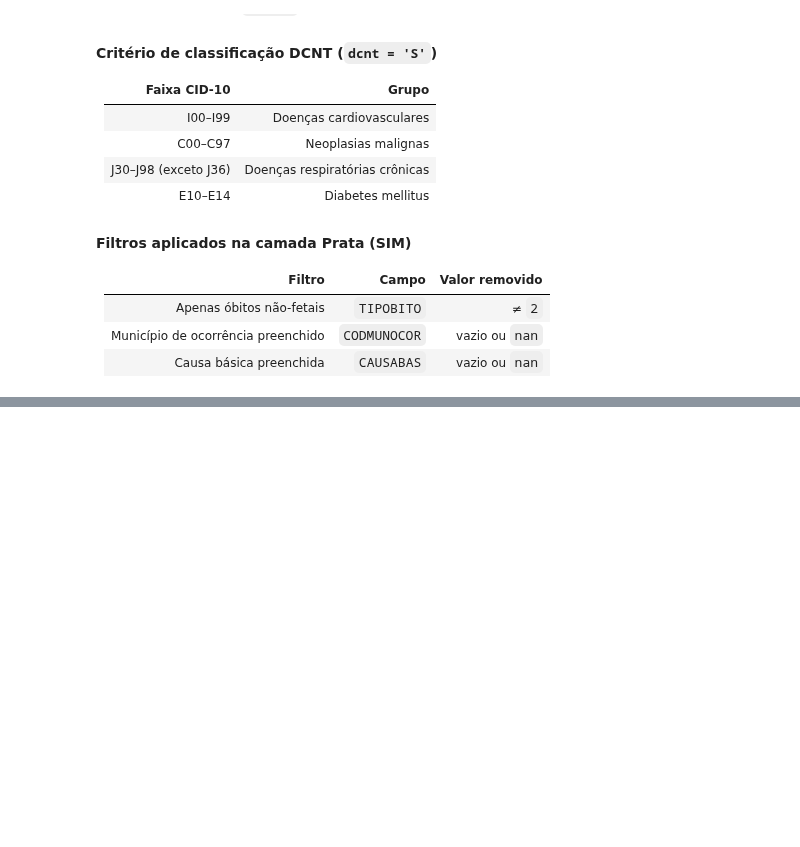
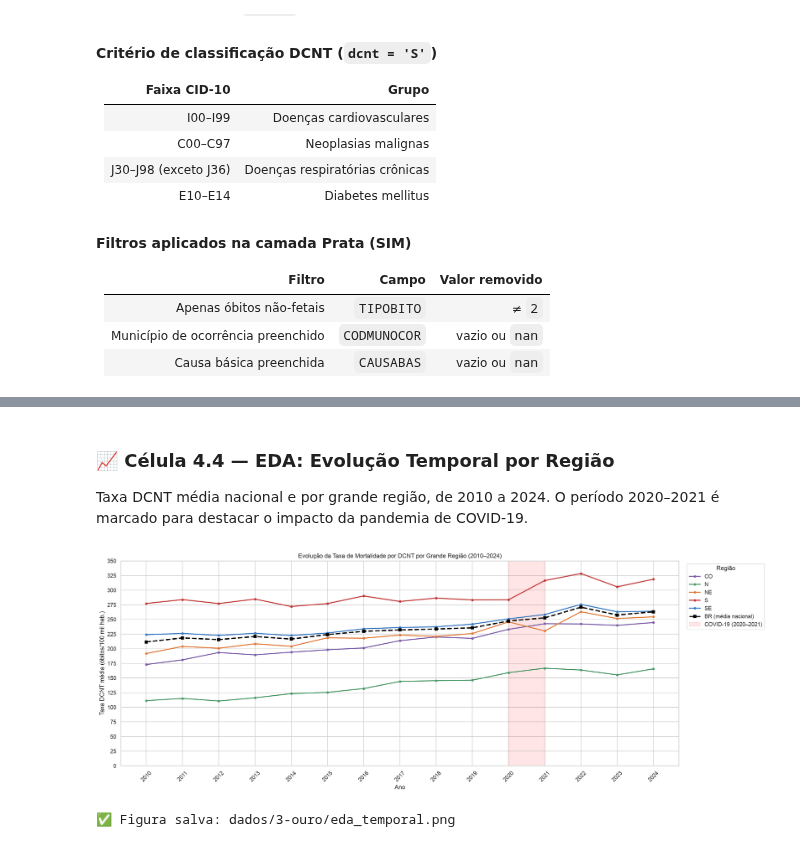
Before and after one commit to RodrigoVelez/mpti-cd_202601-projeto, a Jupyter notebook: projeto_cd_2026_01.ipynb, the cells around one changed output, grey strips where cells are left out. Cells and saved outputs as stored; diff of their text form; code cells hidden in the pictures; blank space fills up the shorter version.

```diff
--- a/projeto_cd_2026_01.ipynb
+++ b/projeto_cd_2026_01.ipynb
@@ -1884,0 +2080,43 @@ Concluído.
+# %% [markdown]
+### 📈 Célula 4.4 — EDA: Evolução Temporal por Região
+
+Taxa DCNT média nacional e por grande região, de 2010 a 2024.
+O período 2020–2021 é marcado para destacar o impacto da pandemia de COVID-19.
+# %%
+# ── Semana 4 / 4.4: EDA — Evolução Temporal ──────────────────────────────────
+temporal_reg = (taxa.groupby(['exercicio', 'sigla_regiao'])
+                ['taxa_dcnt_100k'].mean().reset_index())
+temporal_br  = (taxa.groupby('exercicio')['taxa_dcnt_100k']
+                    .mean().reset_index()
+                    .assign(sigla_regiao='BR (média)'))
+
+fig, ax = plt.subplots(figsize=(19, 7))
+
+CORES_REG = {'N':'#4e9a6b', 'NE':'#e07b39', 'CO':'#7b5ea7', 'SE':'#3778c2', 'S':'#c23737'}
+
+for reg, grp in temporal_reg.groupby('sigla_regiao'):
+    ax.plot(grp['exercicio'], grp['taxa_dcnt_100k'],
+            marker='o', markersize=4, lw=2, label=reg, color=CORES_REG.get(reg))
+
+ax.plot(temporal_br['exercicio'], temporal_br['taxa_dcnt_100k'],
+        marker='s', markersize=5, lw=2.5, linestyle='--',
+        color='black', label='BR (média nacional)')
+
+# Destaca período COVID
+ax.axvspan(2020, 2021, alpha=0.10, color='red', label='COVID-19 (2020–2021)')
+
+ax.set_xlabel('Ano')
+ax.set_ylabel('Taxa DCNT média (óbitos/100 mil hab.)')
+ax.set_title('Evolução da Taxa de Mortalidade por DCNT por Grande Região (2010–2024)')
+ax.set_xticks(range(2010, 2025))
+ax.set_yticks(range(0, 500, 25))
+ax.set_ylim(0, 350)
+ax.tick_params(axis='x', rotation=45)
+ax.legend(title='Região', bbox_to_anchor=(1.01, 1), loc='upper left')
+plt.tight_layout()
+plt.savefig(OURO_DIR / 'eda_temporal.png', dpi=130, bbox_inches='tight')
+plt.show()
+print('✅ Figura salva: dados/3-ouro/eda_temporal.png')
+# %% [output]
+[figure, added]
+✅ Figura salva: dados/3-ouro/eda_temporal.png
```
Also changed, not shown: parts of 33 cells of this notebook.
